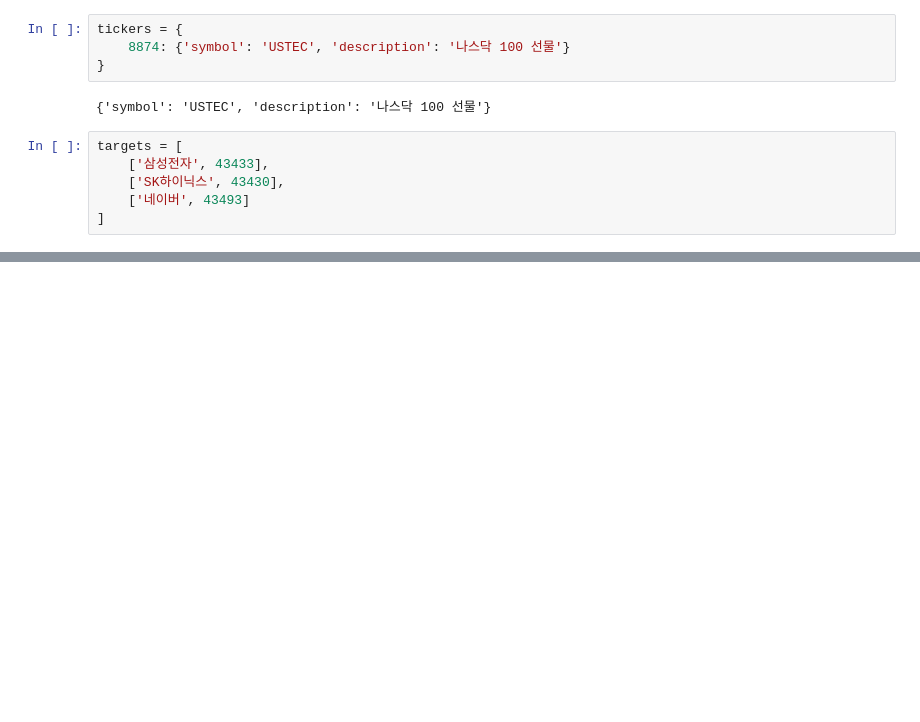
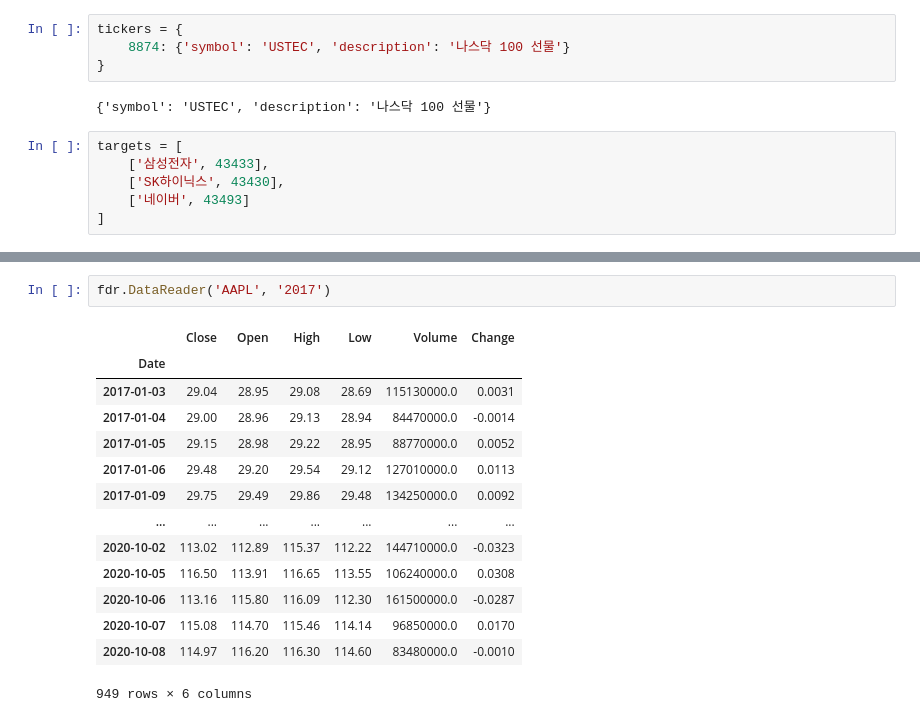
Before and after one commit to pickmoment/moondata, a Jupyter notebook: test.ipynb, the cells around one changed output, grey strips where cells are left out. Drawn from its saved outputs; the diff is of its cells as text; blank space fills up the shorter version.

```diff
--- a/test.ipynb
+++ b/test.ipynb
@@ -175,0 +191,17 @@ df_plot.iplot()
+# %%
+fdr.DataReader('AAPL', '2017')
+# %% [output]
+|  | Close | Open | High | Low | Volume | Change |
+| Date |  |  |  |  |  |  |
+| 2017-01-03 | 29.04 | 28.95 | 29.08 | 28.69 | 115130000.0 | 0.0031 |
+| 2017-01-04 | 29.00 | 28.96 | 29.13 | 28.94 | 84470000.0 | -0.0014 |
+| 2017-01-05 | 29.15 | 28.98 | 29.22 | 28.95 | 88770000.0 | 0.0052 |
+| 2017-01-06 | 29.48 | 29.20 | 29.54 | 29.12 | 127010000.0 | 0.0113 |
+| 2017-01-09 | 29.75 | 29.49 | 29.86 | 29.48 | 134250000.0 | 0.0092 |
+| ... | ... | ... | ... | ... | ... | ... |
+| 2020-10-02 | 113.02 | 112.89 | 115.37 | 112.22 | 144710000.0 | -0.0323 |
+| 2020-10-05 | 116.50 | 113.91 | 116.65 | 113.55 | 106240000.0 | 0.0308 |
+| 2020-10-06 | 113.16 | 115.80 | 116.09 | 112.30 | 161500000.0 | -0.0287 |
+| 2020-10-07 | 115.08 | 114.70 | 115.46 | 114.14 | 96850000.0 | 0.0170 |
+| 2020-10-08 | 114.97 | 116.20 | 116.30 | 114.60 | 83480000.0 | -0.0010 |
+949 rows × 6 columns
```
Also changed, not shown: parts of 10 cells of this notebook, 1 other file.
